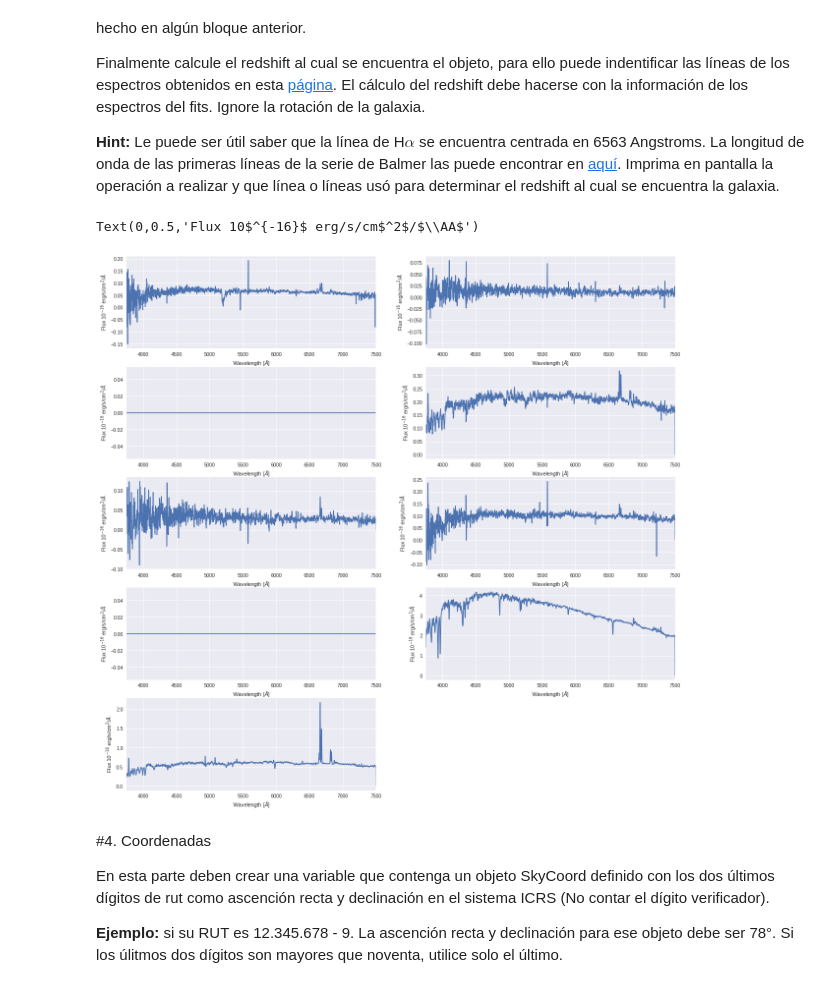
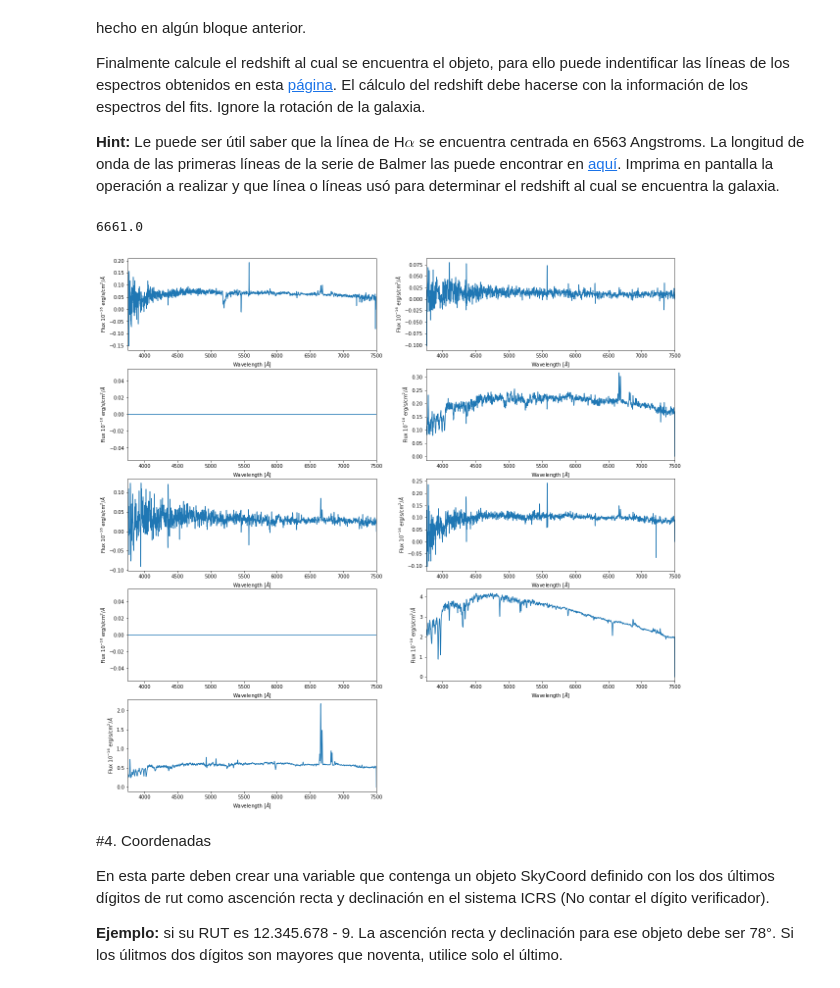
Before and after one commit to VicenteMaturana/minitarea4, a Jupyter notebook: minitarea4.ipynb, the cells around one changed output. Drawn from its saved outputs; the diff is of its cells as text; code cells hidden in the pictures.

```diff
--- a/minitarea4.ipynb
+++ b/minitarea4.ipynb
@@ -191,35 +191,39 @@ plt.ylabel('Flux 10$^{-16}$ erg/s/cm$^2$/$\AA$')
 plt.subplot(525)
 plt.plot(lo,data[:,45,67])
 plt.xlim(3750,7500)
 plt.xlabel('Wavelength [$\AA$]')
 plt.ylabel('Flux 10$^{-16}$ erg/s/cm$^2$/$\AA$')
 
 plt.subplot(526)
 plt.plot(lo,data[:,37,52])
 plt.xlim(3750,7500)
 plt.xlabel('Wavelength [$\AA$]')
 plt.ylabel('Flux 10$^{-16}$ erg/s/cm$^2$/$\AA$')
 
 plt.subplot(527)
 plt.plot(lo,data[:,5,69])
 plt.xlim(3750,7500)
 plt.xlabel('Wavelength [$\AA$]')
 plt.ylabel('Flux 10$^{-16}$ erg/s/cm$^2$/$\AA$')
 
 plt.subplot(528)
 plt.plot(lo,data[:,14,16])
 plt.xlim(3750,7500)
 plt.xlabel('Wavelength [$\AA$]')
 plt.ylabel('Flux 10$^{-16}$ erg/s/cm$^2$/$\AA$')
 
 plt.subplot(529)
 plt.plot(lo,data[:,37,33])
 plt.xlim(3750,7500)
 plt.xlabel('Wavelength [$\AA$]')
 plt.ylabel('Flux 10$^{-16}$ erg/s/cm$^2$/$\AA$')
+
+
+a=np.where(data[:,37,33]==np.max(data[:,37,33]))
+lo[a[0][0]]
 # %% [output]
-Text(0,0.5,'Flux 10$^{-16}$ erg/s/cm$^2$/$\\AA$')
+6661.0
-[figure, old version]
+[figure, new version]
 # %% [markdown]
 #4. Coordenadas
 
```
Also changed, not shown: parts of 2 cells of this notebook.
